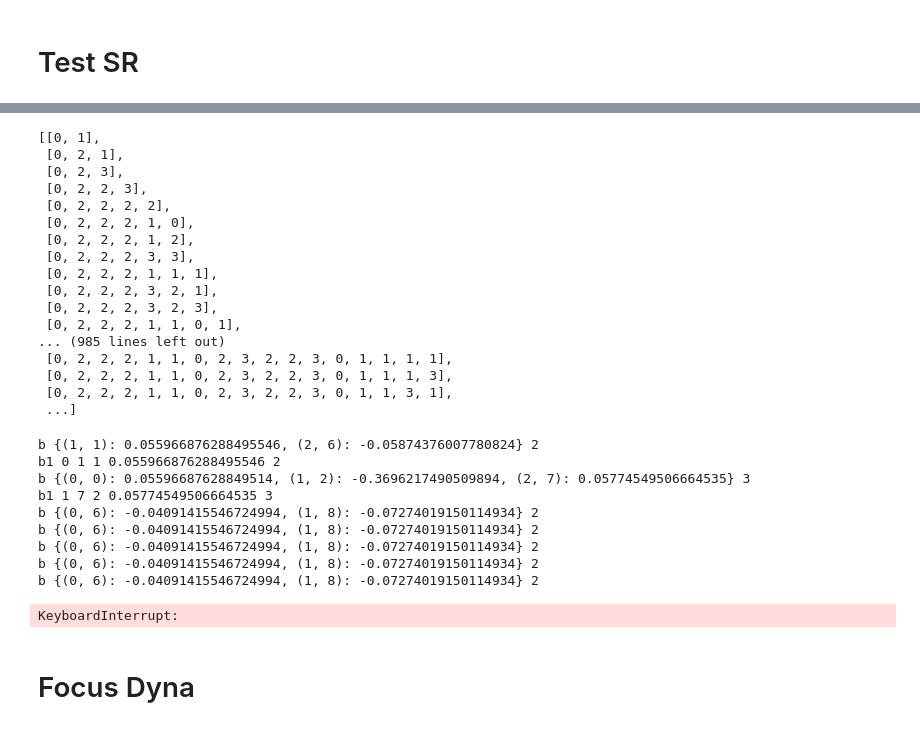
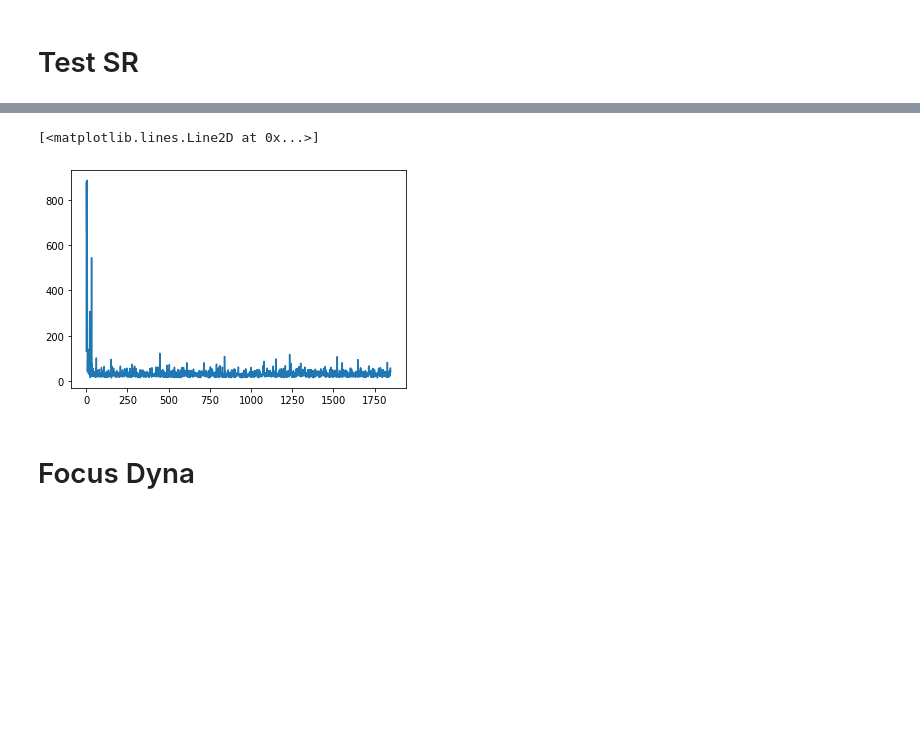
Before and after one commit to Meriadoc-gitgit/PRMA, a Jupyter notebook: src/test.ipynb, the cells around one changed output, grey strips where cells are left out. Saved outputs shown, nothing was run; the diff lists cells and outputs as text; code cells hidden in the pictures; blank space fills up the shorter version.

Commit message:
Update the Successor Representation

```diff
--- a/src/test.ipynb
+++ b/src/test.ipynb
@@ -159,71 +137,14 @@ SRA.SR_TD_error(0,7,False)
-# %%
-SRA.list_exp
-# %% [output]
-[[0, 1],
- [0, 2, 1],
- [0, 2, 3],
- [0, 2, 2, 3],
- [0, 2, 2, 2, 2],
- [0, 2, 2, 2, 1, 0],
- [0, 2, 2, 2, 1, 2],
- [0, 2, 2, 2, 3, 3],
- [0, 2, 2, 2, 1, 1, 1],
- [0, 2, 2, 2, 3, 2, 1],
- [0, 2, 2, 2, 3, 2, 3],
- [0, 2, 2, 2, 1, 1, 0, 1],
-... (985 lines left out)
- [0, 2, 2, 2, 1, 1, 0, 2, 3, 2, 2, 3, 0, 1, 1, 1, 1],
- [0, 2, 2, 2, 1, 1, 0, 2, 3, 2, 2, 3, 0, 1, 1, 1, 3],
- [0, 2, 2, 2, 1, 1, 0, 2, 3, 2, 2, 3, 0, 1, 1, 3, 1],
- ...]
-# %%
-import copy
-state = 0
-l = []
-SRA.mdp.reset()
-for _ in range(2000) :
-  recommandation = SRA.transition_recommandation(state)
-
-  tmp = copy.deepcopy(recommandation)
-
-  for (action,st),rate in recommandation.items() :
-    if st in l :
-      tmp.pop((action,st))
-
-  print("b",tmp,len(tmp))
-  if len(tmp)==0 :
-    action = np.random.choice([0,1,2,3])
-    next_state, _, terminated,_,_ = SRA.mdp.step(action)
-    print("b0",state, next_state, action, rate_max,len(tmp))
-
-  elif len(tmp) == 1 :
-    for (action,st),rate in tmp.items() :
-      if rate == rate_max :
-        next_state, _, terminated,_,_ = SRA.mdp.step(action)
-        print("b1",state, next_state, action, rate_max,len(tmp))
-  else :
-    rate_max = np.max([v for (_,st),v in recommandation.items()])
-    for (action,st),rate in tmp.items() :
-      if rate == rate_max :
-        next_state, _, terminated,_,_ = SRA.mdp.step(action)
-        print("b1",state, next_state, action, rate_max,len(tmp))
-
-  state = next_state
-  l.append(state)
-  if terminated :
-    print("done")
-    break
-# %% [output]
-b {(1, 1): 0.055966876288495546, (2, 6): -0.05874376007780824} 2
-b1 0 1 1 0.055966876288495546 2
-b {(0, 0): 0.05596687628849514, (1, 2): -0.3696217490509894, (2, 7): 0.05774549506664535} 3
-b1 1 7 2 0.05774549506664535 3
-b {(0, 6): -0.04091415546724994, (1, 8): -0.07274019150114934} 2
-b {(0, 6): -0.04091415546724994, (1, 8): -0.07274019150114934} 2
-b {(0, 6): -0.04091415546724994, (1, 8): -0.07274019150114934} 2
-b {(0, 6): -0.04091415546724994, (1, 8): -0.07274019150114934} 2
-b {(0, 6): -0.04091415546724994, (1, 8): -0.07274019150114934} 2
-KeyboardInterrupt:
+# %%
+from SuccessorRepresentation import FocusedDynaSR
+
+fdsr = FocusedDynaSR(env_9x6, alpha, epsilon, episode=2000, train_episode_length=1000, test_episode_length=1000)
+
+fdsr.execute()
+# %%
+plt.plot(fdsr.test_lengths)
+# %% [output]
+[<matplotlib.lines.Line2D at 0x...>]
+[figure, added]
 # %% [markdown]
 # Focus Dyna
 # %%
```
Also changed, not shown: parts of 12 cells of this notebook, 1 other file.
